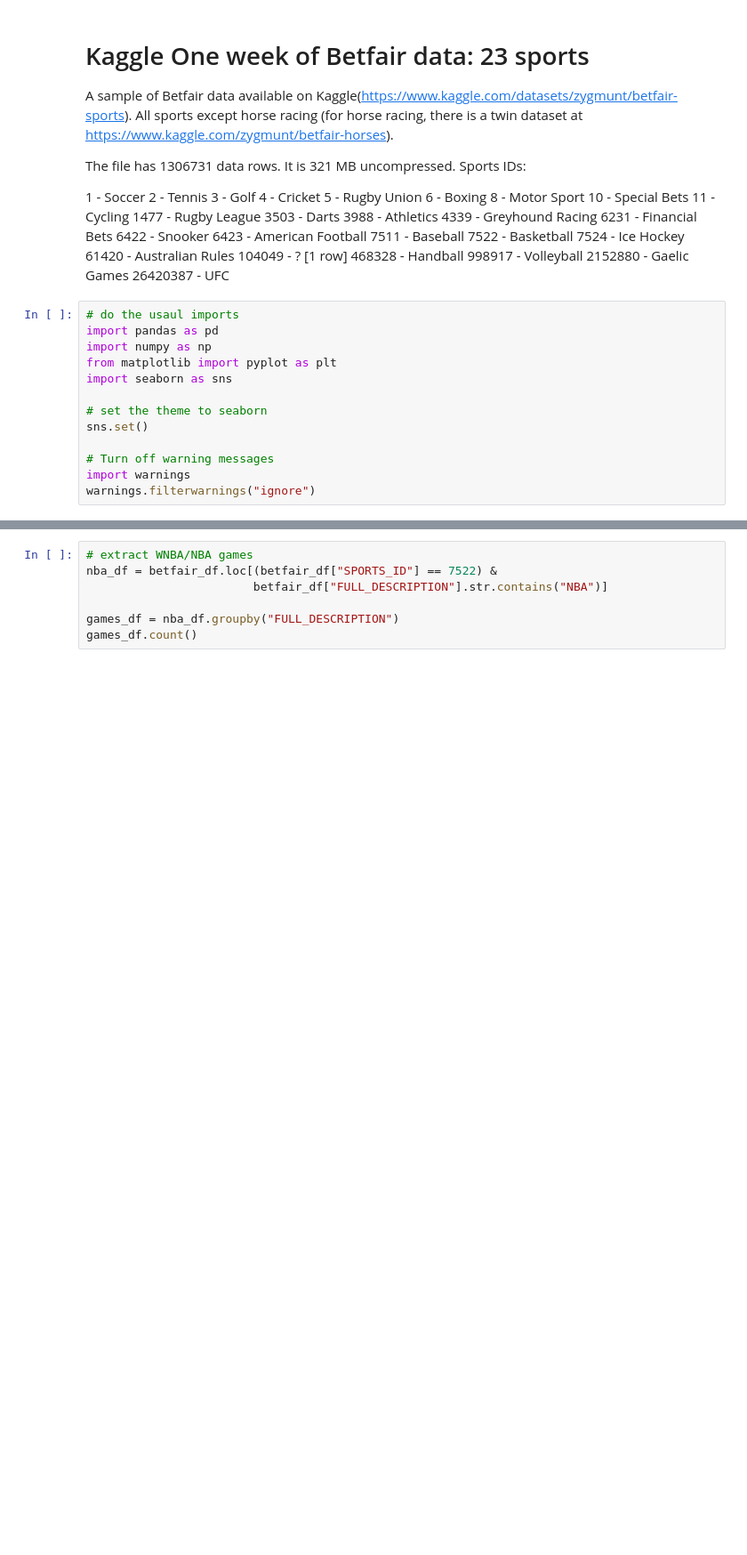
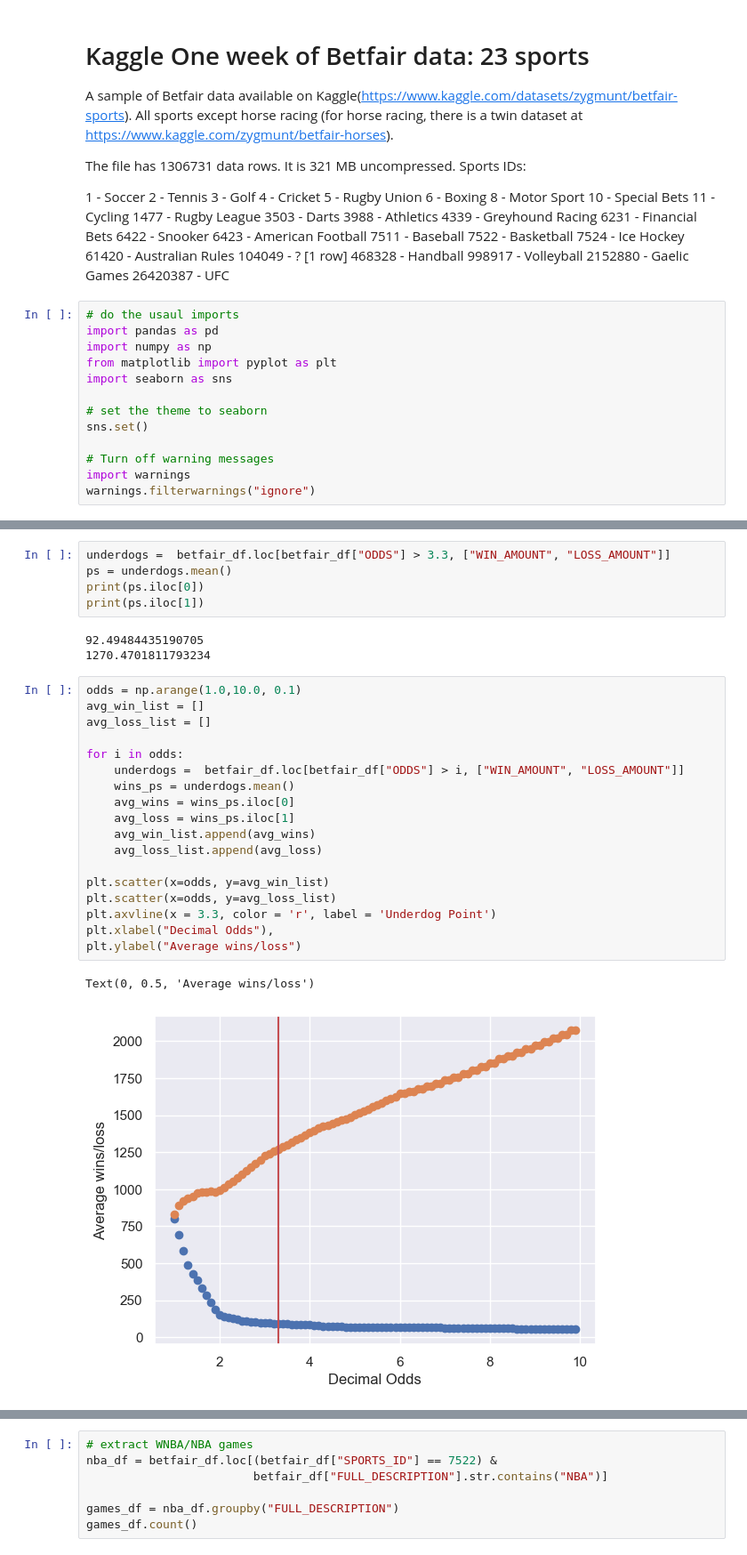
Before and after one commit to ns96/python-betfair, a Jupyter notebook: BetFairEDA_NS.ipynb, the cells around one changed output, grey strips where cells are left out. Shown: that part at 89% size. Cells and saved outputs as stored; diff of their text form; blank space fills up the shorter version.

```diff
--- a/BetFairEDA_NS.ipynb
+++ b/BetFairEDA_NS.ipynb
@@ -157,2 +174,31 @@ Text(0, 0.5, 'Winning Percentage (%)')
+# %%
+underdogs =  betfair_df.loc[betfair_df["ODDS"] > 3.3, ["WIN_AMOUNT", "LOSS_AMOUNT"]]
+ps = underdogs.mean()
+print(ps.iloc[0])
+print(ps.iloc[1])
+# %% [output]
+92.49484435190705
+1270.4701811793234
+# %%
+odds = np.arange(1.0,10.0, 0.1)
+avg_win_list = []
+avg_loss_list = []
+
+for i in odds:
+    underdogs =  betfair_df.loc[betfair_df["ODDS"] > i, ["WIN_AMOUNT", "LOSS_AMOUNT"]]
+    wins_ps = underdogs.mean()
+    avg_wins = wins_ps.iloc[0]
+    avg_loss = wins_ps.iloc[1]
+    avg_win_list.append(avg_wins)
+    avg_loss_list.append(avg_loss)
+
+plt.scatter(x=odds, y=avg_win_list)
+plt.scatter(x=odds, y=avg_loss_list)
+plt.axvline(x = 3.3, color = 'r', label = 'Underdog Point')
+plt.xlabel("Decimal Odds"),
+plt.ylabel("Average wins/loss")
+# %% [output]
+Text(0, 0.5, 'Average wins/loss')
+[figure, added]
 # %%
 underdogs =  betfair_df.loc[betfair_df["ODDS"] > 3.3, ["ODDS", "WIN_FLAG"]]
```
Also changed, not shown: parts of 17 cells of this notebook, 1 other file.
